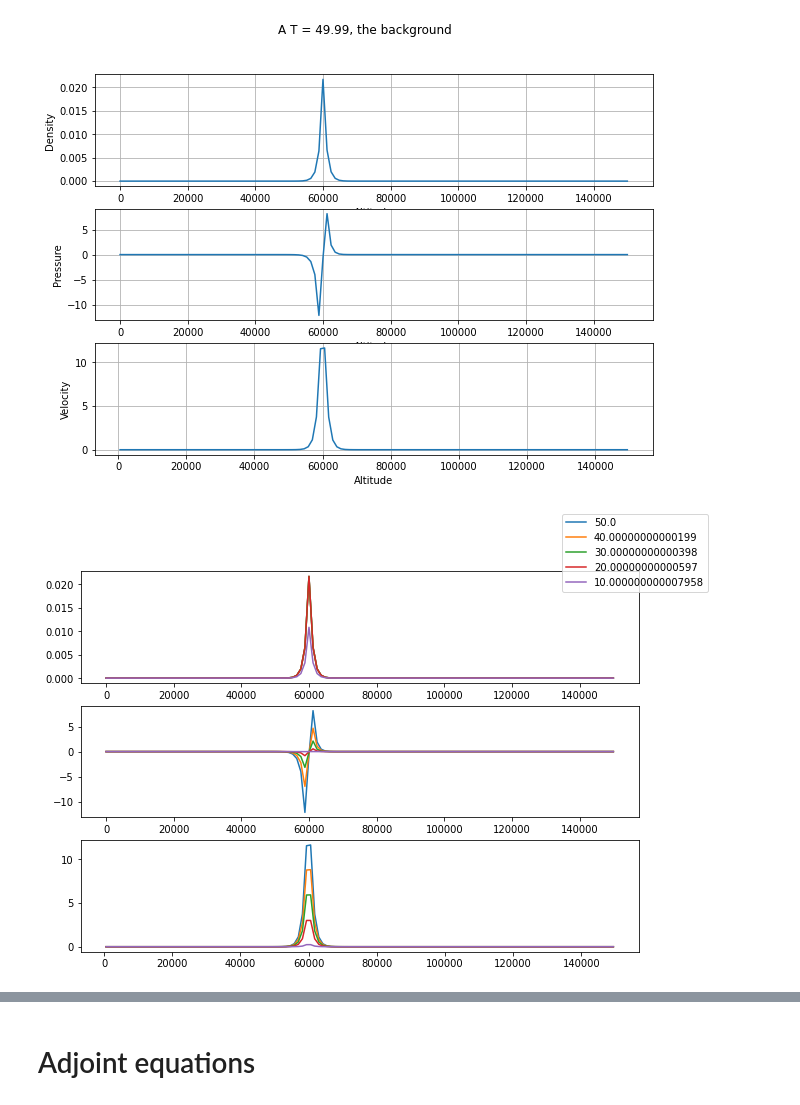
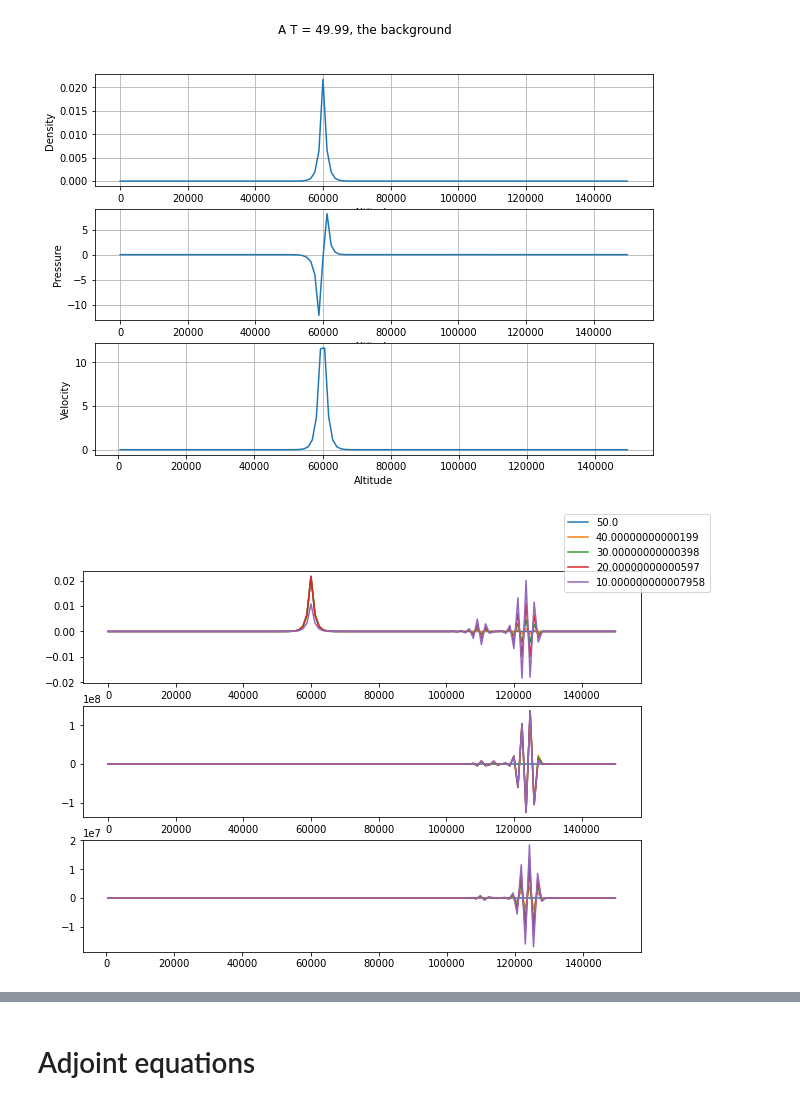
Before and after one commit to gerier/Inversion_LNS, a Jupyter notebook: DF_LNS_Adjoint.ipynb, the cells around one changed output, grey strips where cells are left out. Drawn from its saved outputs; the diff is of its cells as text; code cells hidden in the pictures.

```diff
--- a/DF_LNS_Adjoint.ipynb
+++ b/DF_LNS_Adjoint.ipynb
@@ -211,7 +243,7 @@ def DF_Sigma_D(U1, U0, dz, T0, g, l, mu, kappa, gamma, R, DF_C, DF_DC):
     BC1 = [0,0,0,0]                                           # Points -2, -1, N+1, N+2
     BC_v0 = [U0.v[0], U0.v[0], U0.v[-1], U0.v[-1]]            # Points -2, -1, N+1, N+2
 
-    T1 = (U1.p + U0.p) / R / (U1.rho + U0.rho) - T0
+    T1 = (U1.p + U0.p) / ((gamma-1) * Cv * (U1.rho + U0.rho)) - T0
 
     sigma_V0 = (2*mu + l) * DF_C(U0.v, dz, BC_v0)
     sigma_Vp = (2*mu + l) * DF_C(U1.v, dz, BC1)
@@ -247,7 +279,7 @@ def G(U1, U0, dz, is_reverse, DF_C, DF_DC):
     return LNS_Variable(GU[0,:], GU[1,:-1], GU[2,:])
 
 
-def F(it, source, n):
+def F(U1, U0, it, source, n):
     # define source term
     f = np.zeros((3,n))
     source_time = source[0]
@@ -256,7 +288,8 @@ def F(it, source, n):
     for i in range(len(f[0])):
         f[0,i] = source_time[it]/100 * source_spatial[i]
     # compute the contribution on quantity of mvt
-    f[1,:-1] = U1.v * (f[0,1:]+f[0,:-1])/2
+    f[1,:-1] =  U1.v * (f[0,1:]+f[0,:-1])/2
+    f[2,:] =  gamma * (U0.p + U1.p) / (U0.rho + U1.rho) * f[0,i]
     return LNS_Variable(f[0,:], f[1,:-1], f[2,:])
 # %%
 # Definition of resolution spatial
@@ -268,7 +301,7 @@ def get_RHS(U1, t, U0, T0, g, l, mu, kappa, gamma, R, dz, dt, source, is_reverse
         DF_DC = DF_DC_2
         DF_C = DF_C_2
 
-    return F(int(abs(t/dt)), source, len(U1.rho)) + G(U1, U0, dz, is_reverse, DF_C, DF_DC) \
+    return F(U1, U0, int(abs(t/dt)), source, len(U1.rho)) + G(U1, U0, dz, is_reverse, DF_C, DF_DC) \
         + DF_Sigma_D(U1, U0, dz, T0, g, l, mu, kappa, gamma, R, DF_C, DF_DC) \
         - DF_Sigma_C(U1, U0, dz, gamma, is_reverse, DF_C, DF_DC)
 # %%
@@ -418,8 +451,10 @@ mu = 1.27685234e-05 * np.ones(len(z))
 kappa = 0.0258137602 * np.ones(len(z))
 gamma = 1.40011787 * np.ones(len(z))
 eta = 2.72986326e-05 * np.ones(len(z))
-R = 287
+cv = 20.7801247 * np.ones(len(z))
+M = 28.965 # masse molaire de l'air https://fr.wikipedia.org/wiki/Air
 
+Cv = cv/M
 l = eta - (2/3)*mu
 
 # define vectors of the system
@@ -554,7 +589,7 @@ Text(0.5, 0.98, 'A T = 0, the background')
 [figure]
 # %%
 # Resolution in a 1d case
-t_end, U_end, history_obs = RK4(get_RHS, U1, T_init, Tmax, U0, T0, g, l, mu, kappa, gamma, R, h, dt, source)
+t_end, U_end, history_obs = RK4(get_RHS, U1, T_init, Tmax, U0, T0, g, l, mu, kappa, gamma, Cv, h, dt, source)
 # %% [output]
 [figure]
 # %%
@@ -579,9 +614,9 @@ Text(0.5, 0.98, 'A T = 49.99, the background')
 # %%
 # Resolution in a 1d case
 U_tmax = deepcopy(U_end)
-t_start, U_start, history_reverse = RK4(get_RHS, U_end, Tmax, T_init, U0, T0, g, l, mu, kappa, gamma, R, h, dt, source)
+t_start, U_start, history_reverse = RK4(get_RHS, U_end, Tmax, T_init, U0, T0, g, l, mu, kappa, gamma, Cv, h, dt, source)
 # %% [output]
-[figure, old version]
+[figure, new version]
 # %%
 # Plot the model
 fig,ax = plt.subplots(3,1, figsize=(10,7))
```
Also changed, not shown: parts of 8 cells of this notebook.
